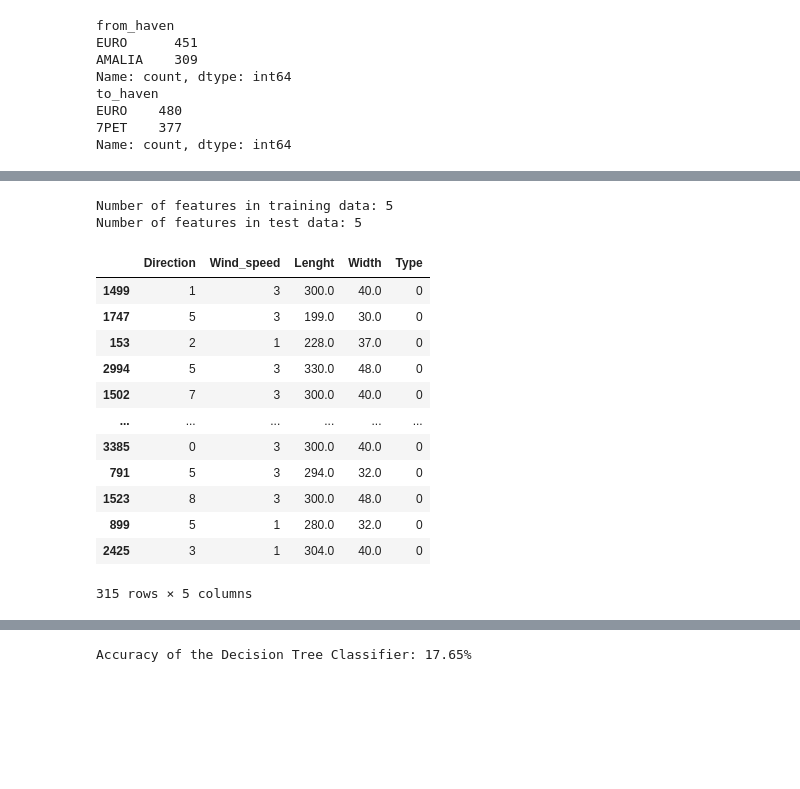
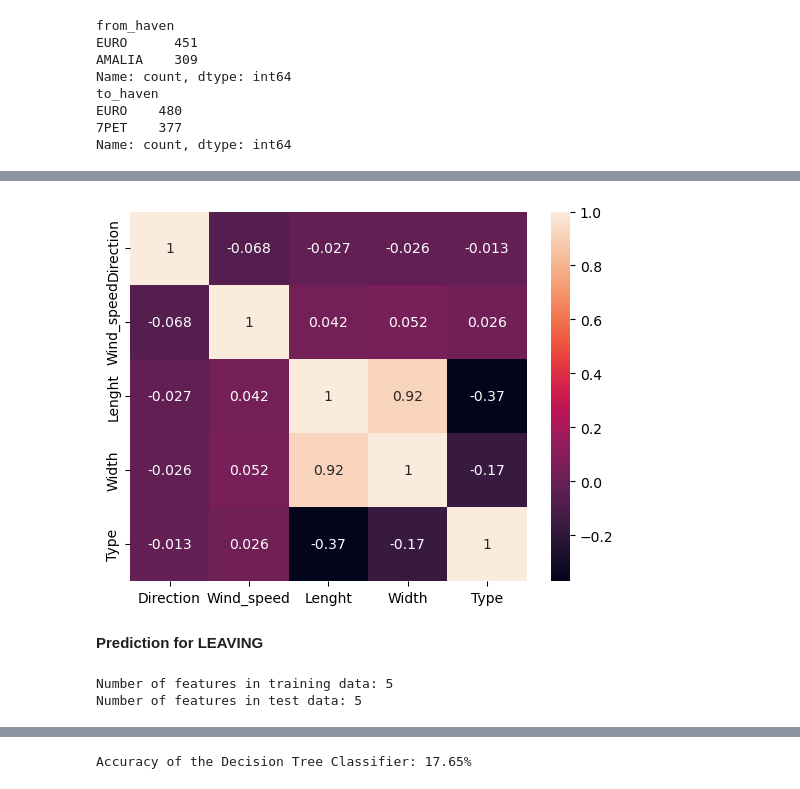
Before and after one commit to allanguzmanf/CIEM6302, a Jupyter notebook: Predictions.ipynb, the cells around one changed output, grey strips where cells are left out. Drawn from its saved outputs; the diff is of its cells as text; code cells hidden in the pictures; blank space fills up the shorter version.

```diff
--- a/Predictions.ipynb
+++ b/Predictions.ipynb
@@ -94,3 +101,11 @@ columns_incoming = [
+# %%
+corr_matrix_leaving = leaving_weather_size_draught[columns_leaving].corr()
+sn.heatmap(corr_matrix_leaving, annot=True)
+plt.show()
+# %% [output]
+[figure, added]
+# %% [markdown]
+**Prediction for LEAVING**
 # %%
 X = harbor_leaving[columns_leaving]
 y = harbor_leaving['area_ID']
@@ -105,22 +120,6 @@ data = X_from_lat_test
 # %%
 print("Number of features in training data:", X_from_lat_train.shape[1])
 print("Number of features in test data:", X_from_lat_test.shape[1])
-
-
-X_from_lat_train
 # %% [output]
 Number of features in training data: 5
 Number of features in test data: 5
-|  | Direction | Wind_speed | Lenght | Width | Type |
-| 1499 | 1 | 3 | 300.0 | 40.0 | 0 |
-| 1747 | 5 | 3 | 199.0 | 30.0 | 0 |
-| 153 | 2 | 1 | 228.0 | 37.0 | 0 |
-| 2994 | 5 | 3 | 330.0 | 48.0 | 0 |
-| 1502 | 7 | 3 | 300.0 | 40.0 | 0 |
-| ... | ... | ... | ... | ... | ... |
-| 3385 | 0 | 3 | 300.0 | 40.0 | 0 |
-| 791 | 5 | 3 | 294.0 | 32.0 | 0 |
-| 1523 | 8 | 3 | 300.0 | 48.0 | 0 |
-| 899 | 5 | 1 | 280.0 | 32.0 | 0 |
-| 2425 | 3 | 1 | 304.0 | 40.0 | 0 |
-315 rows × 5 columns
```
Also changed, not shown: parts of 11 cells of this notebook.
